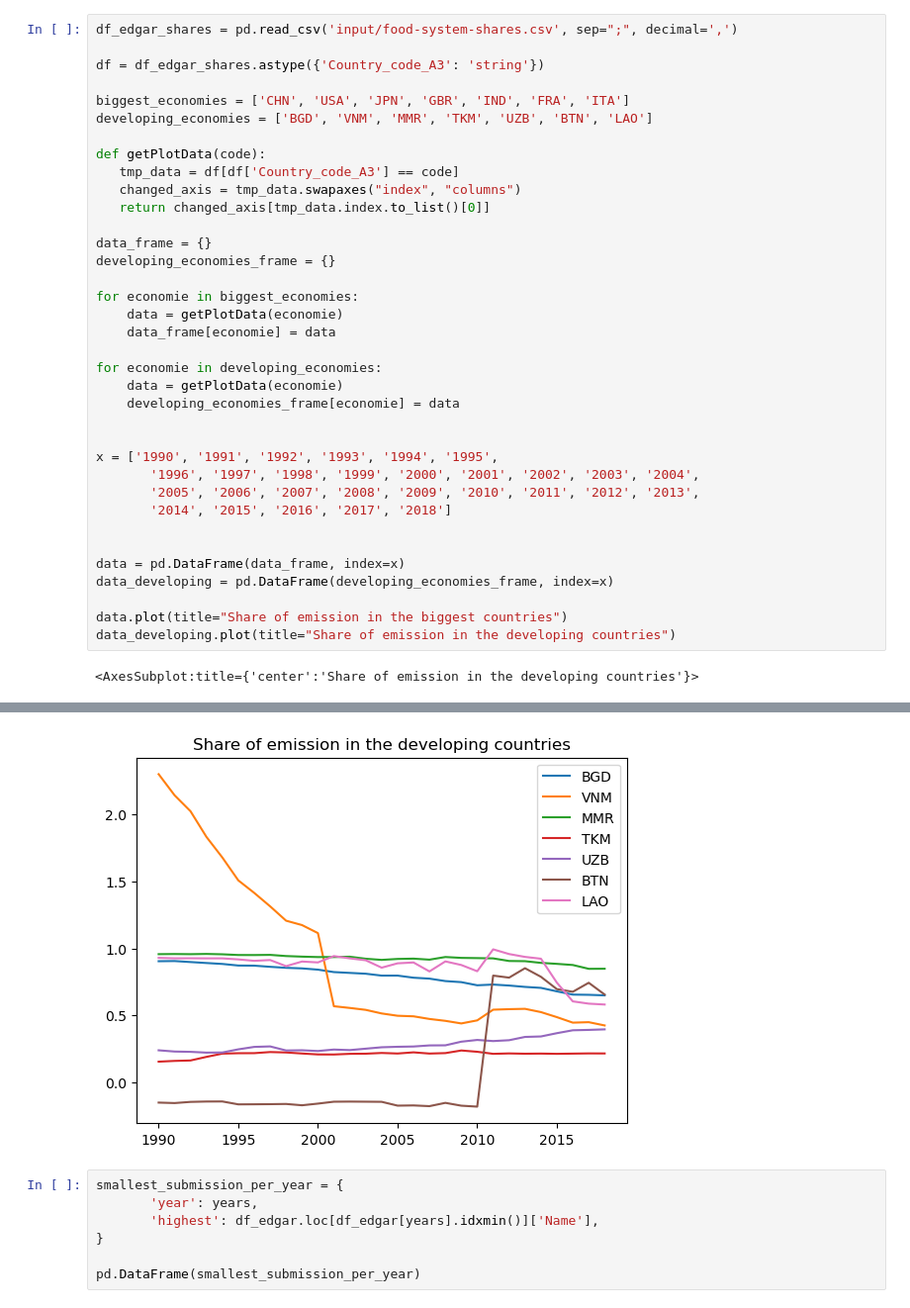
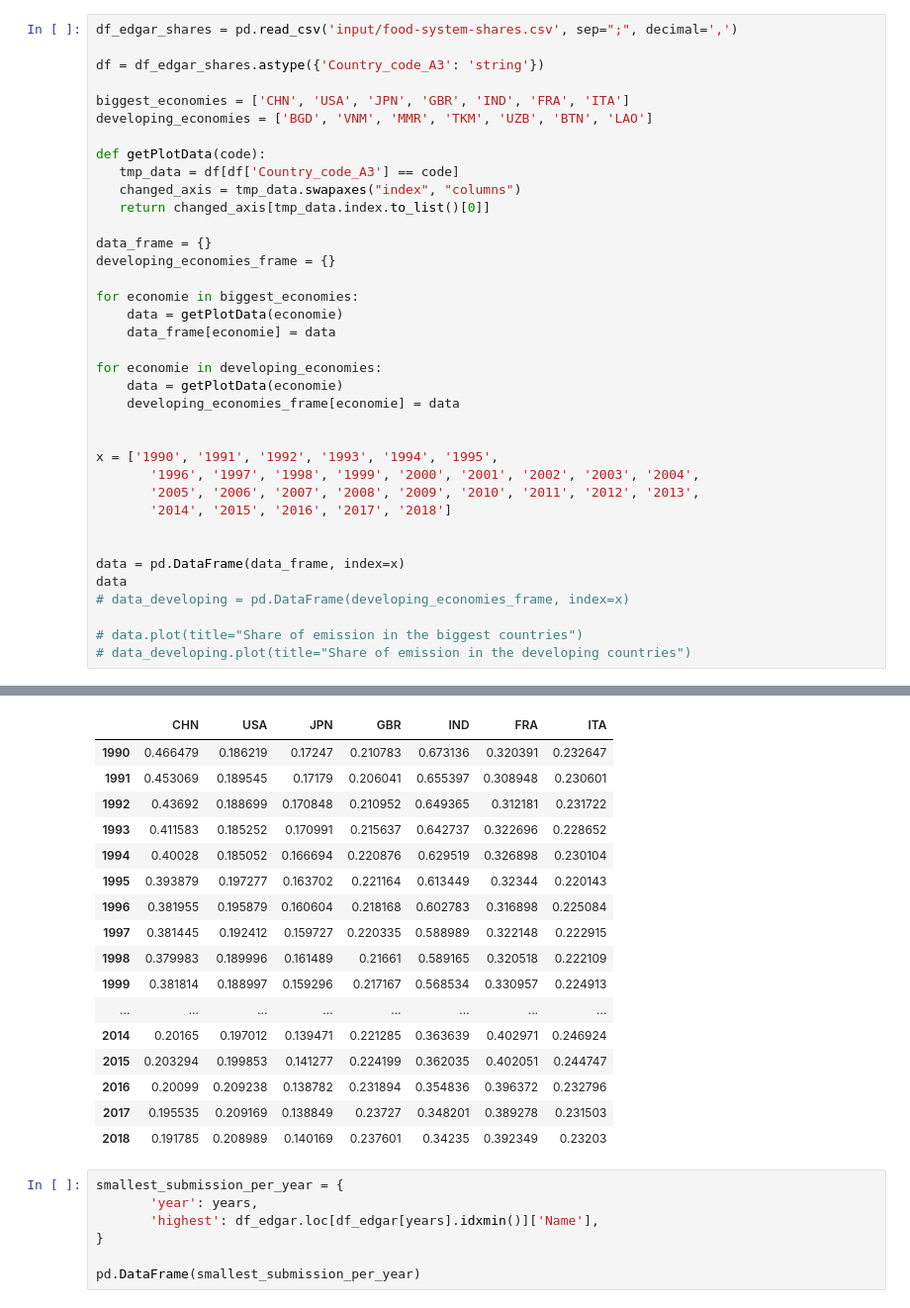
Before and after one commit to RichardMEN11/tou-orientation-challenge, a Jupyter notebook: edgar.ipynb, the cells around one changed output, grey strips where cells are left out. Shown at 99% size. Cells and saved outputs as stored; diff of their text form.

```diff
--- a/edgar.ipynb
+++ b/edgar.ipynb
@@ -30,9 +109,9 @@ x = ['1990', '1991', '1992', '1993', '1994', '1995',
 
 
 data = pd.DataFrame(data_frame, index=x)
-data_developing = pd.DataFrame(developing_economies_frame, index=x)
+data
+# data_developing = pd.DataFrame(developing_economies_frame, index=x)
 
-data.plot(title="Share of emission in the biggest countries")
-data_developing.plot(title="Share of emission in the developing countries")
+# data.plot(title="Share of emission in the biggest countries")
+# data_developing.plot(title="Share of emission in the developing countries")
 # %% [output]
-<AxesSubplot:title={'center':'Share of emission in the developing countries'}>
@@ -40,4 +118,20 @@ data_developing.plot(title="Share of emission in the developing countries")
-[figure, removed]
+|  | CHN | USA | JPN | GBR | IND | FRA | ITA |
+| 1990 | 0.466479 | 0.186219 | 0.17247 | 0.210783 | 0.673136 | 0.320391 | 0.232647 |
+| 1991 | 0.453069 | 0.189545 | 0.17179 | 0.206041 | 0.655397 | 0.308948 | 0.230601 |
+| 1992 | 0.43692 | 0.188699 | 0.170848 | 0.210952 | 0.649365 | 0.312181 | 0.231722 |
+| 1993 | 0.411583 | 0.185252 | 0.170991 | 0.215637 | 0.642737 | 0.322696 | 0.228652 |
+| 1994 | 0.40028 | 0.185052 | 0.166694 | 0.220876 | 0.629519 | 0.326898 | 0.230104 |
+| 1995 | 0.393879 | 0.197277 | 0.163702 | 0.221164 | 0.613449 | 0.32344 | 0.220143 |
+| 1996 | 0.381955 | 0.195879 | 0.160604 | 0.218168 | 0.602783 | 0.316898 | 0.225084 |
+| 1997 | 0.381445 | 0.192412 | 0.159727 | 0.220335 | 0.588989 | 0.322148 | 0.222915 |
+| 1998 | 0.379983 | 0.189996 | 0.161489 | 0.21661 | 0.589165 | 0.320518 | 0.222109 |
+| 1999 | 0.381814 | 0.188997 | 0.159296 | 0.217167 | 0.568534 | 0.330957 | 0.224913 |
+| ... | ... | ... | ... | ... | ... | ... | ... |
+| 2014 | 0.20165 | 0.197012 | 0.139471 | 0.221285 | 0.363639 | 0.402971 | 0.246924 |
+| 2015 | 0.203294 | 0.199853 | 0.141277 | 0.224199 | 0.362035 | 0.402051 | 0.244747 |
+| 2016 | 0.20099 | 0.209238 | 0.138782 | 0.231894 | 0.354836 | 0.396372 | 0.232796 |
+| 2017 | 0.195535 | 0.209169 | 0.138849 | 0.23727 | 0.348201 | 0.389278 | 0.231503 |
+| 2018 | 0.191785 | 0.208989 | 0.140169 | 0.237601 | 0.34235 | 0.392349 | 0.23203 |
 # %%
 smallest_submission_per_year = {
        'year': years,
```
Also changed, not shown: parts of 3 cells of this notebook, 5 other files.
